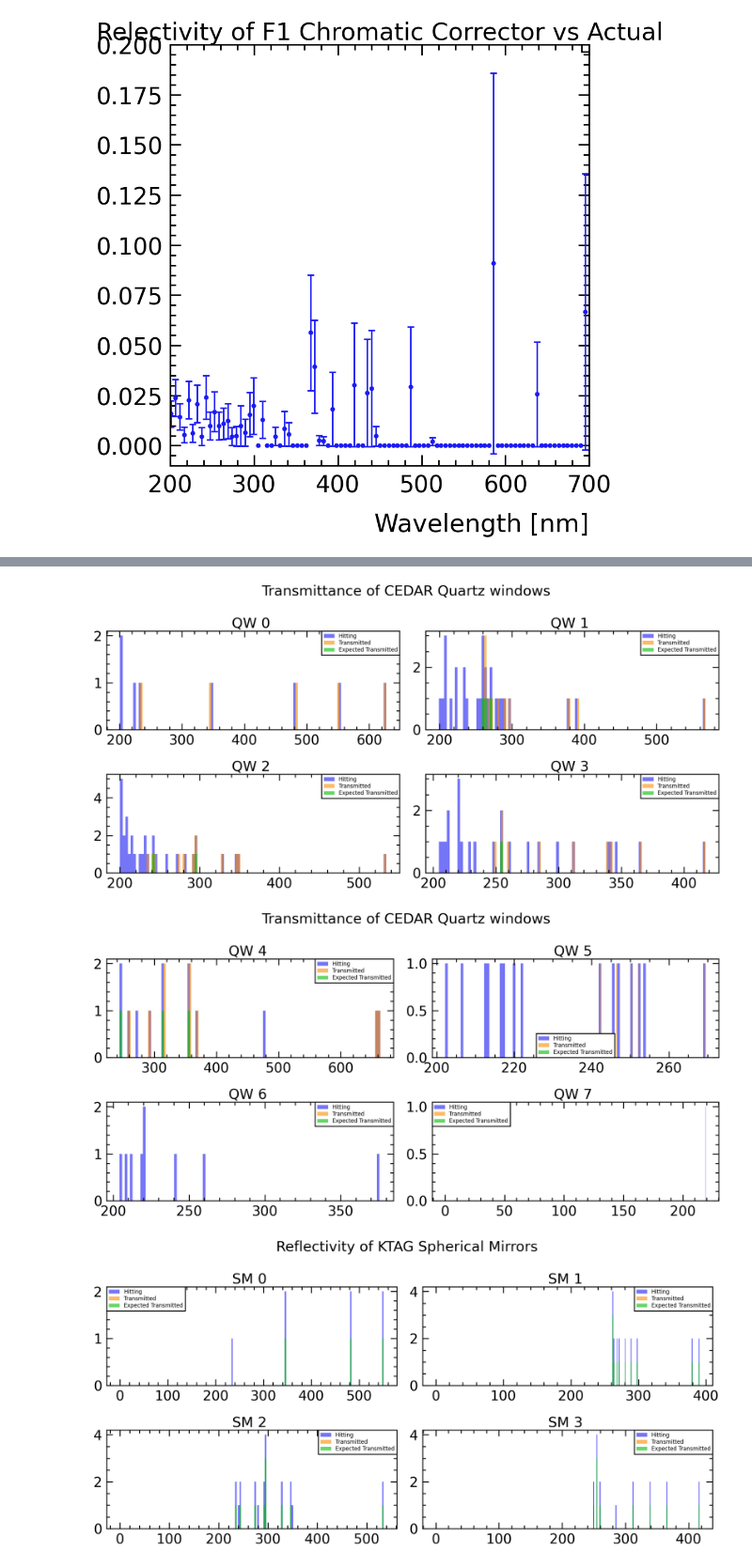
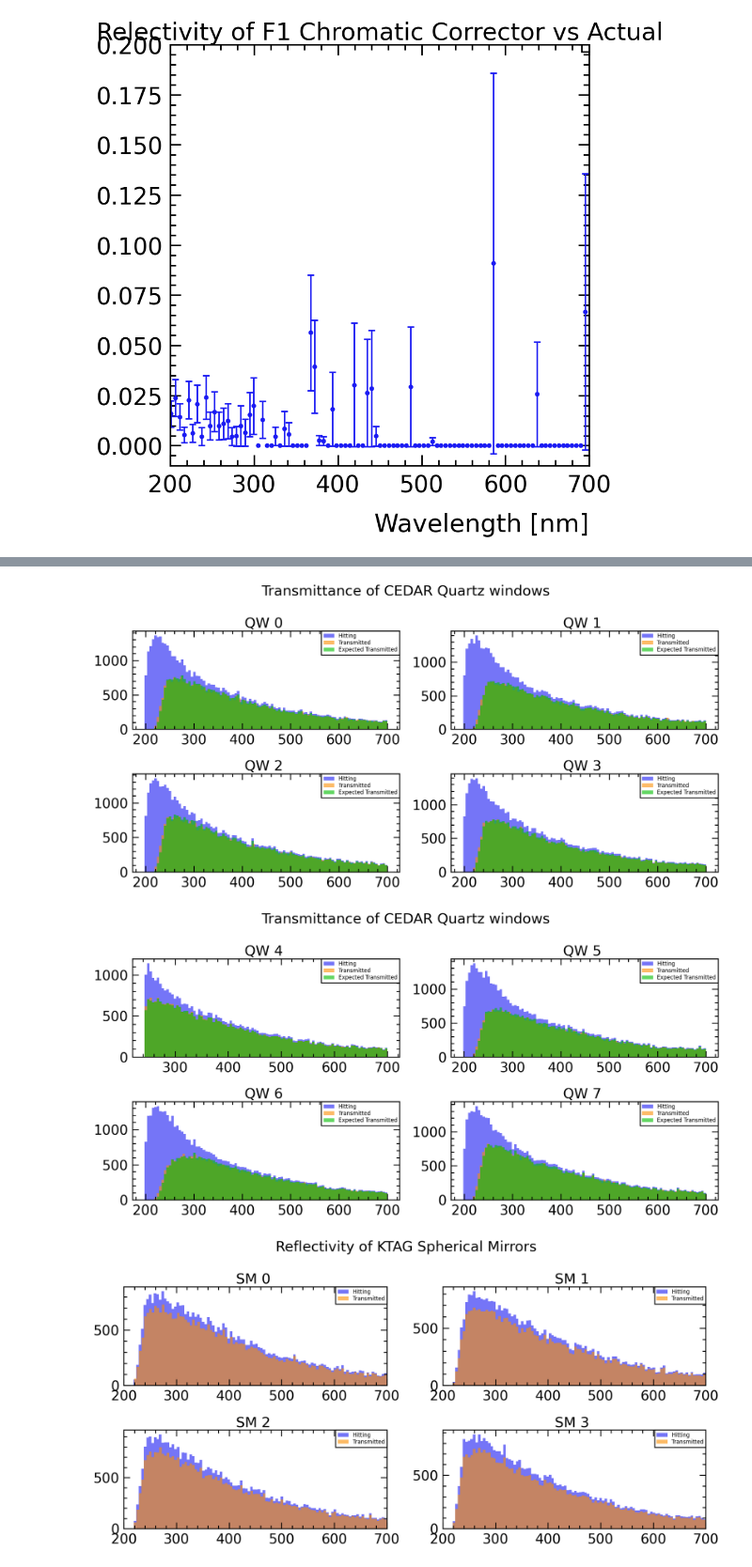
Before and after one commit to SandersJack/NA62_CEDARH_Handbook, a Jupyter notebook: CEDAR_Handbook.ipynb, the cells around one changed output, grey strips where cells are left out. Shown at 94% size. Drawn from its saved outputs; the diff is of its cells as text; code cells hidden in the pictures.

Commit message:
Updates to chromatic corrector and SM

```diff
--- a/CEDAR_Handbook.ipynb
+++ b/CEDAR_Handbook.ipynb
@@ -13,7 +13,7 @@ importlib.reload(Cpm)
 # %% [output]
 <module 'CEDAR_Parameters' from 'c:\\Users\\sande\\Documents\\Coding\\NA62_CEDARH_Handbook\\CEDAR_Parameters.py'>
 # %%
-filename = "Cedar_data/data.comb.3.txt"
+filename = "Cedar_data/data.abs.2.txt"
 verbose_level = 1 # 0 no printout, 1 printout to console, 2 printout to text file
 CEDARH = Cpm.CEDARH()
 print("!")
@@ -70,6 +70,8 @@ crom_F1_refl = []
 
 crom_F2_hit = []
 crom_F2_refl = []
+crom_F2_trans = []
+crom_F2_abs = []
 
 
 angle  = []
@@ -140,7 +142,7 @@ for t in range(len(events)):
             SM_hit[int(finvol[-1])-1].append(ELConvert(e*1e6)*1e3)
 
         if "CedarSphericalMirror" in prevol and "CedarOctant" in finvol:
-            SM_hit[int(finvol[-1])-1].append(ELConvert(e*1e6)*1e3)
+            SM_Trans[int(finvol[-1])-1].append(ELConvert(e*1e6)*1e3)
 
         if "CedarDiaphragmGap" in prevol:
             CedarDiaphragmGap_R.append(np.sqrt(x**2+y**2))
@@ -175,9 +177,7 @@ for t in range(len(events)):
         if prevol == "CedarChromaticCorrector" and finvol == "CedarChromaticF1Surface":
             crom_trans.append(ELConvert(e*1e6)*1e3)
 
-        if prevol == "CedarChromaticCorrector" and finvol == "CedarChromaticF1Surface":
-            if z < z1:
-                print("yes")
+        if prevol == "CedarRadiatorGas" and finvol == "CedarChromaticF1Surface":
             crom_F1_hit.append(ELConvert(e*1e6)*1e3)
 
         if prevol == "CedarChromaticF1Surface" and finvol == "CedarChromaticCorrector":
@@ -191,6 +191,12 @@ for t in range(len(events)):
 
         if prevol == "CedarRadiatorGas" and finvol == "CedarChromaticF2Surface":
             crom_F2_hit.append(ELConvert(e*1e6)*1e3)
+
+        if prev_prevvol == "CedarChromaticF2Surface" and prevfinvol == "CedarChromaticCorrector" and prevol == "CedarChromaticCorrector" and finvol == "CedarChromaticF1Surface" :
+            crom_F2_trans.append(ELConvert(e*1e6)*1e3)
+
+        if prev_prevvol == "CedarChromaticF2Surface" and prevfinvol == "CedarChromaticCorrector" and _id != previd:
+            crom_F2_abs.append(ELConvert(e*1e6)*1e3)
 
         if prev_prevvol == "CedarChromaticF2Surface" and prevfinvol == "CedarChromaticCorrector" and prevol == "CedarChromaticCorrector" and finvol == "CedarChromaticF2Surface":
             crom_F2_refl.append(ELConvert(e*1e6)*1e3)
@@ -434,7 +464,7 @@ plt.show()
 # %%
 fig02_2, ax02_2 = plt.subplots(1, 1, figsize=(10, 10))
-#counts2, bins2, bars2 = ax02_2.hist(crom_F1_hit,bins=100,label="F2 Hits (Negative Direction)",alpha=0.6)
-counts2_, bins2_, bars2_ = ax02_2.hist(crom_F1_trans,bins=100,label="Transmitted (Negative Direction)",alpha=0.6)
+counts2, bins2, bars2 = ax02_2.hist(crom_F1_hit,bins=100,label="F2 Hits (Negative Direction)",alpha=0.6)
+#counts2_, bins2_, bars2_ = ax02_2.hist(crom_F1_trans,bins=100,label="Transmitted (Negative Direction)",alpha=0.6)
 counts2_r, bins2_r, bars2_r = ax02_2.hist(crom_F1_refl,bins=100,label="Reflected F1 Hits (Positive Direction)",alpha=0.6)
 
 cromexpected = []
@@ -443,7 +473,7 @@ for i in range(len(counts2)):
     for t in range(int(ncounts)):
         cromexpected.append(bins2[i])
 
-counts2_p, bins2_p, bars2_p = ax02_2.hist(crom_F1_for,bins=100,label="F1 Hits (Positive direction)",alpha=0.6,range=(min(bins2),max(bins2)))
+#counts2_p, bins2_p, bars2_p = ax02_2.hist(crom_F1_for,bins=100,label="F1 Hits (Positive direction)",alpha=0.6,range=(min(bins2),max(bins2)))
 #ax02_2.hist(cromexpected,bins=100,label="Expected Transmitted",alpha=0.6,range=(min(bins2),max(bins2)))
 ax02_2.set_title("Wavelength Spectrum of photons hitting Chromatic Corrector and Transmitted")
 ax02_2.legend()
@@ -585,7 +616,7 @@ for p in range(4):
     axis1.legend()
 plt.show()
 # %% [output]
-[figure, old version]
+[figure, new version]
 # %%
 fig04_1, ax04_1 = plt.subplots(2, 2, figsize=(20, 10))
 fig04_1.suptitle("Transmittance of CEDAR Quartz windows")
@@ -609,29 +640,33 @@ for p in range(4,8):
     axis1.legend()
 plt.show()
 # %% [output]
-[figure, old version]
+[figure, new version]
 # %%
 fig05, ax05 = plt.subplots(2, 2, figsize=(20, 10))
 fig05.suptitle("Reflectivity of KTAG Spherical Mirrors")
 row1 = 0
+hist_data_hits = []
+hist_data_trans = []
+
 for p in range(4):
     col1 = p%2
     axis1 = ax05[row1,col1]
     if p%2 == 1:
         row1 += 1
-    counts4, bins4, bars4 = axis1.hist(SM_hit[p],bins=100,label="Hitting",alpha=0.6)
-    axis1.hist(SM_Trans[p],bins=100,label="Transmitted",alpha=0.6)
+    hist_data_hits.append(axis1.hist(SM_hit[p],bins=100,label="Hitting",alpha=0.6))
+    hist_data_trans.append(axis1.hist(SM_Trans[p],bins=100,label="Transmitted",alpha=0.6))
 
     SMexpected = []
     for i in range(len(counts4)):
-        qwcounts = counts4[i]*(CEDARH.CedarHSphericalMirrorReflectivity(p,bins4[i]))
+        qwcounts = hist_data_hits[p][0][i]*(CEDARH.CedarHSphericalMirrorReflectivity(p,bins4[i]))
         for t in range(int(qwcounts)):
-            SMexpected.append(bins4[i])
+            SMexpected.append(hist_data_hits[p][1][i])
 
-    counts4_, bins4_, bars4_ = axis1.hist(SMexpected,bins=100,label="Expected Transmitted",alpha=0.6,range=(min(bins4),max(bins4)))
+    #counts4_, bins4_, bars4_ = axis1.hist(SMexpected,bins=100,label="Expected Transmitted",alpha=0.6,range=(min(hist_data_hits[p][1]),max(hist_data_hits[p][1])))
     axis1.set_title("SM {} ".format(p))
+    axis1.set_xlim(200,700)
     axis1.legend()
 
 plt.show()
 # %% [output]
-[figure, old version]
+[figure, new version]
```
Also changed, not shown: parts of 15 cells of this notebook, 1 other file.
